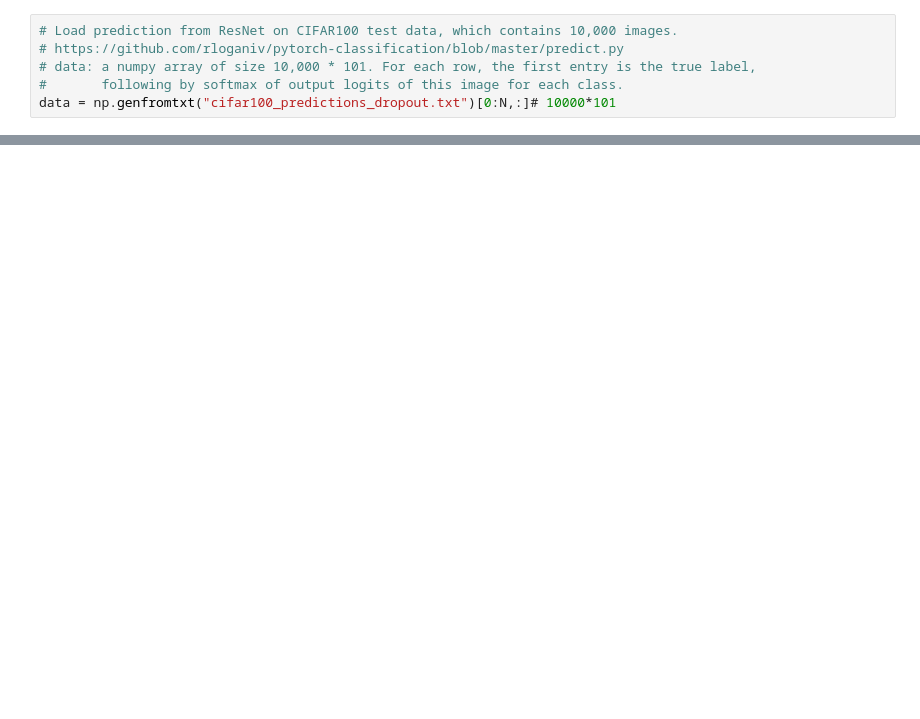
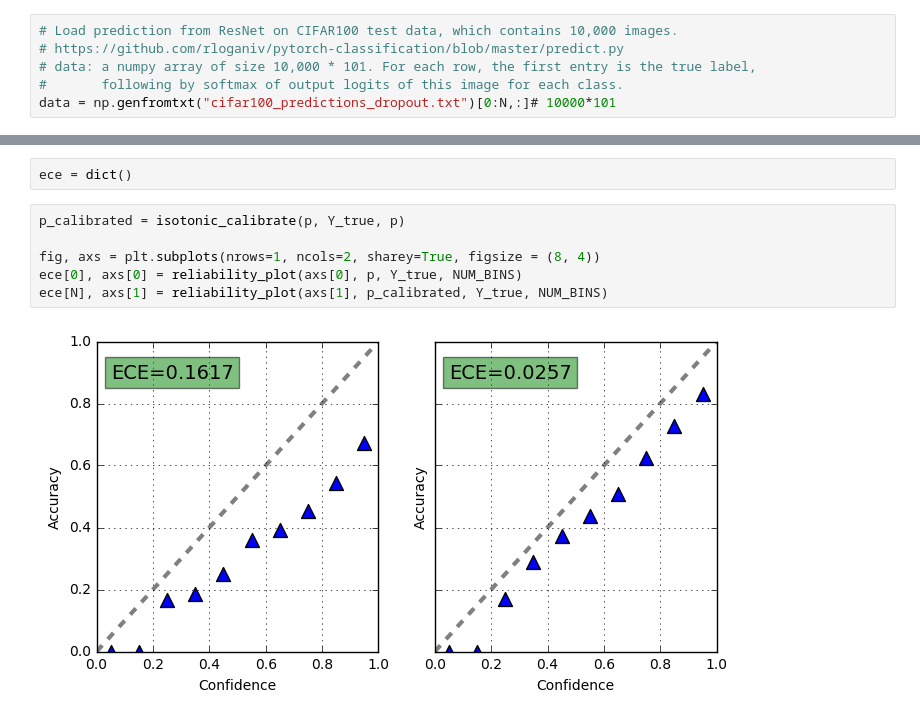
Before and after one commit to disiji/nn_assessor, a Jupyter notebook: binary_isotonic_regression.ipynb, the cells around one changed output, grey strips where cells are left out. Saved outputs shown, nothing was run; the diff lists cells and outputs as text; blank space fills up the shorter version.

```diff
--- a/binary_isotonic_regression.ipynb
+++ b/binary_isotonic_regression.ipynb
@@ -68,0 +42,10 @@ isotonic_regression(Y_predict_K, Y_true_K)
+# %%
+ece = dict()
+# %%
+p_calibrated = isotonic_calibrate(p, Y_true, p)
+
+fig, axs = plt.subplots(nrows=1, ncols=2, sharey=True, figsize = (8, 4))
+ece[0], axs[0] = reliability_plot(axs[0], p, Y_true, NUM_BINS)
+ece[N], axs[1] = reliability_plot(axs[1], p_calibrated, Y_true, NUM_BINS)
+# %% [output]
+[figure, added]
```
Also changed, not shown: parts of 10 cells of this notebook, 7 other files.
